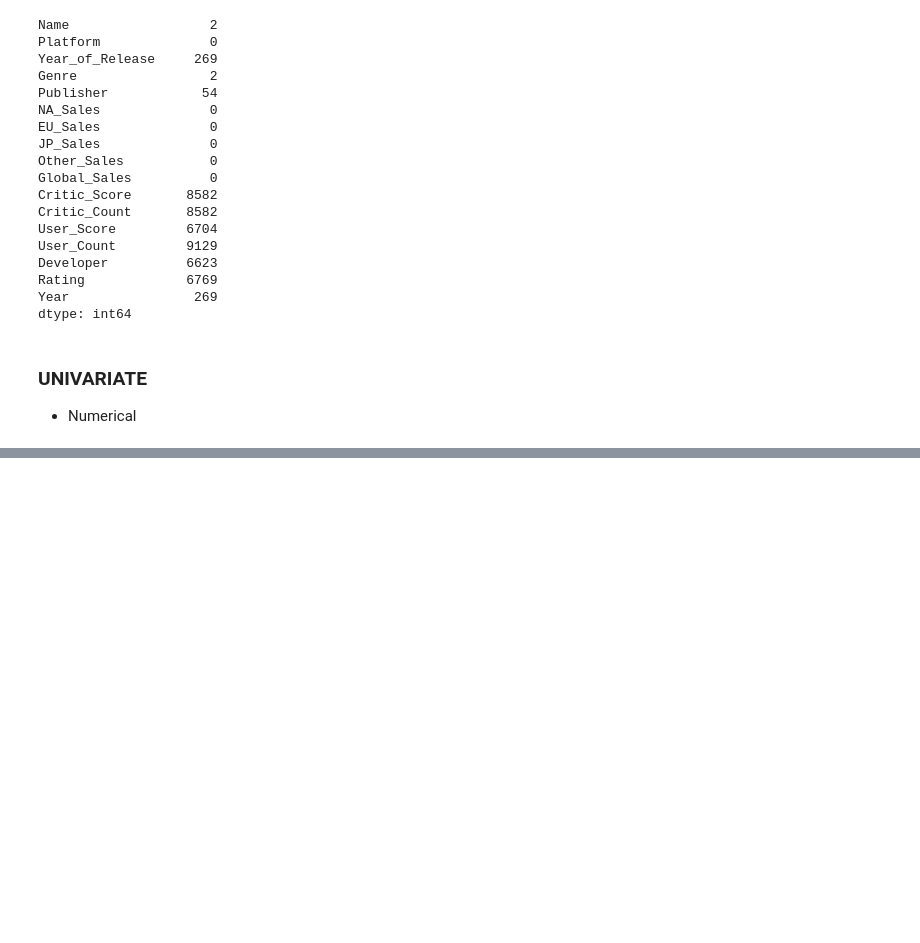
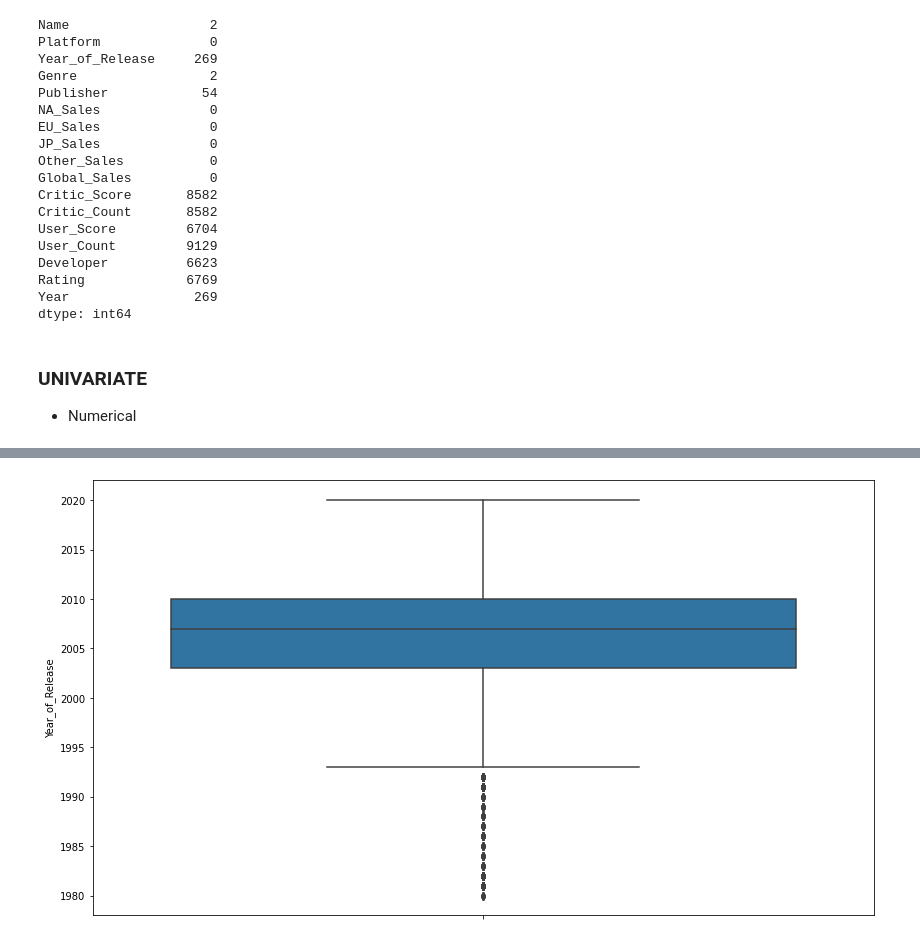
Before and after one commit to rushikeshnaik779/EDA, a Jupyter notebook: Video_Games_Sales.ipynb, the cells around one changed output, grey strips where cells are left out. Cells and saved outputs as stored; diff of their text form; code cells hidden in the pictures; blank space fills up the shorter version.

```diff
--- a/Video_Games_Sales.ipynb
+++ b/Video_Games_Sales.ipynb
@@ -125,0 +146,7 @@ num_cols = ['Year_of_Release',
+# %%
+plt.figure(figsize=(14,8))
+
+sns.boxplot(y=data["Year_of_Release"])
+plt.show()
+# %% [output]
+[figure, added]
```
Also changed, not shown: parts of 10 cells of this notebook.
